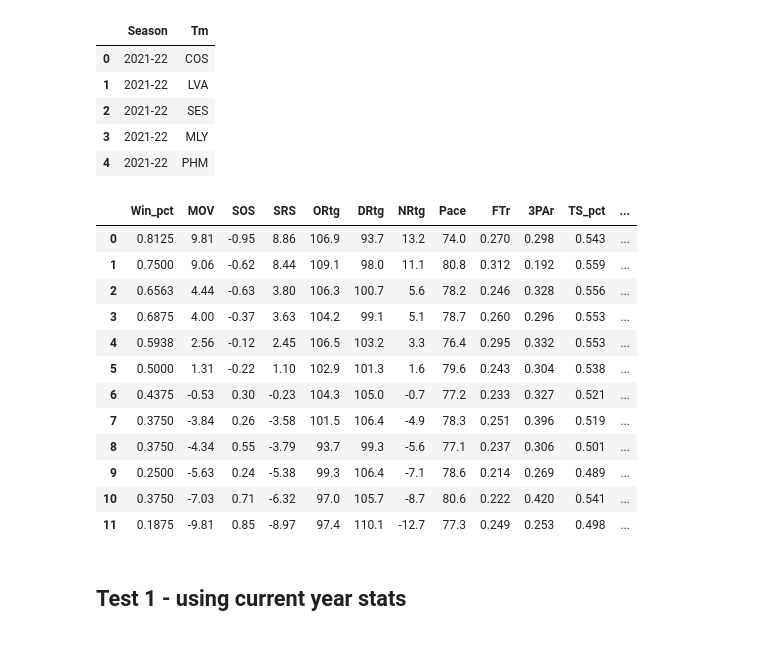
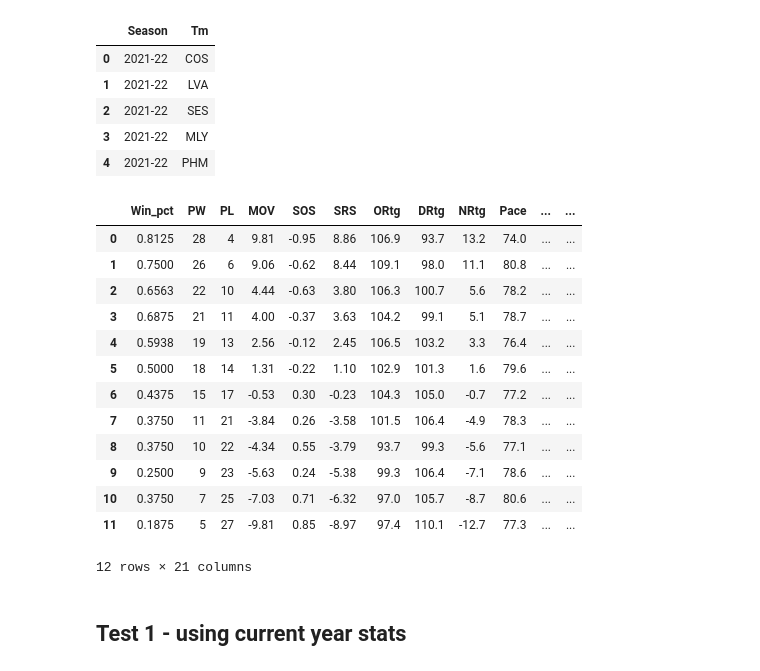
Before and after one commit to l-aldarondo/Sports-Predictions, a Jupyter notebook: Logistic_Regression_Model.ipynb, the cells around one changed output. Saved outputs shown, nothing was run; the diff lists cells and outputs as text; code cells hidden in the pictures.

```diff
--- a/Logistic_Regression_Model.ipynb
+++ b/Logistic_Regression_Model.ipynb
@@ -229,22 +236,23 @@ test_name_df.head()
 | 4 | 2021-22 | PHM |
 # %%
 test_df_pos= test_df['Position']
-test_df.drop(['index','Position','Age', 'Season', 'PW', 'PL', 'Tm', 'W', 'L',], axis=1, inplace=True)
+test_df.drop(['index','Position','Age', 'Season', 'Tm', 'W', 'L',], axis=1, inplace=True)
 test_df
 # %% [output]
-|  | Win_pct | MOV | SOS | SRS | ORtg | DRtg | NRtg | Pace | FTr | 3PAr | TS_pct | ... |
-| 0 | 0.8125 | 9.81 | -0.95 | 8.86 | 106.9 | 93.7 | 13.2 | 74.0 | 0.270 | 0.298 | 0.543 | ... |
-| 1 | 0.7500 | 9.06 | -0.62 | 8.44 | 109.1 | 98.0 | 11.1 | 80.8 | 0.312 | 0.192 | 0.559 | ... |
-| 2 | 0.6563 | 4.44 | -0.63 | 3.80 | 106.3 | 100.7 | 5.6 | 78.2 | 0.246 | 0.328 | 0.556 | ... |
-| 3 | 0.6875 | 4.00 | -0.37 | 3.63 | 104.2 | 99.1 | 5.1 | 78.7 | 0.260 | 0.296 | 0.553 | ... |
-| 4 | 0.5938 | 2.56 | -0.12 | 2.45 | 106.5 | 103.2 | 3.3 | 76.4 | 0.295 | 0.332 | 0.553 | ... |
-| 5 | 0.5000 | 1.31 | -0.22 | 1.10 | 102.9 | 101.3 | 1.6 | 79.6 | 0.243 | 0.304 | 0.538 | ... |
-| 6 | 0.4375 | -0.53 | 0.30 | -0.23 | 104.3 | 105.0 | -0.7 | 77.2 | 0.233 | 0.327 | 0.521 | ... |
-| 7 | 0.3750 | -3.84 | 0.26 | -3.58 | 101.5 | 106.4 | -4.9 | 78.3 | 0.251 | 0.396 | 0.519 | ... |
-| 8 | 0.3750 | -4.34 | 0.55 | -3.79 | 93.7 | 99.3 | -5.6 | 77.1 | 0.237 | 0.306 | 0.501 | ... |
-| 9 | 0.2500 | -5.63 | 0.24 | -5.38 | 99.3 | 106.4 | -7.1 | 78.6 | 0.214 | 0.269 | 0.489 | ... |
-| 10 | 0.3750 | -7.03 | 0.71 | -6.32 | 97.0 | 105.7 | -8.7 | 80.6 | 0.222 | 0.420 | 0.541 | ... |
-| 11 | 0.1875 | -9.81 | 0.85 | -8.97 | 97.4 | 110.1 | -12.7 | 77.3 | 0.249 | 0.253 | 0.498 | ... |
+|  | Win_pct | PW | PL | MOV | SOS | SRS | ORtg | DRtg | NRtg | Pace | ... | ... |
+| 0 | 0.8125 | 28 | 4 | 9.81 | -0.95 | 8.86 | 106.9 | 93.7 | 13.2 | 74.0 | ... | ... |
+| 1 | 0.7500 | 26 | 6 | 9.06 | -0.62 | 8.44 | 109.1 | 98.0 | 11.1 | 80.8 | ... | ... |
+| 2 | 0.6563 | 22 | 10 | 4.44 | -0.63 | 3.80 | 106.3 | 100.7 | 5.6 | 78.2 | ... | ... |
+| 3 | 0.6875 | 21 | 11 | 4.00 | -0.37 | 3.63 | 104.2 | 99.1 | 5.1 | 78.7 | ... | ... |
+| 4 | 0.5938 | 19 | 13 | 2.56 | -0.12 | 2.45 | 106.5 | 103.2 | 3.3 | 76.4 | ... | ... |
+| 5 | 0.5000 | 18 | 14 | 1.31 | -0.22 | 1.10 | 102.9 | 101.3 | 1.6 | 79.6 | ... | ... |
+| 6 | 0.4375 | 15 | 17 | -0.53 | 0.30 | -0.23 | 104.3 | 105.0 | -0.7 | 77.2 | ... | ... |
+| 7 | 0.3750 | 11 | 21 | -3.84 | 0.26 | -3.58 | 101.5 | 106.4 | -4.9 | 78.3 | ... | ... |
+| 8 | 0.3750 | 10 | 22 | -4.34 | 0.55 | -3.79 | 93.7 | 99.3 | -5.6 | 77.1 | ... | ... |
+| 9 | 0.2500 | 9 | 23 | -5.63 | 0.24 | -5.38 | 99.3 | 106.4 | -7.1 | 78.6 | ... | ... |
+| 10 | 0.3750 | 7 | 25 | -7.03 | 0.71 | -6.32 | 97.0 | 105.7 | -8.7 | 80.6 | ... | ... |
+| 11 | 0.1875 | 5 | 27 | -9.81 | 0.85 | -8.97 | 97.4 | 110.1 | -12.7 | 77.3 | ... | ... |
+12 rows × 21 columns
 # %% [markdown]
 ## Test 1 - using current year stats
 # %%
```
Also changed, not shown: parts of 17 cells of this notebook, 5 other files.
